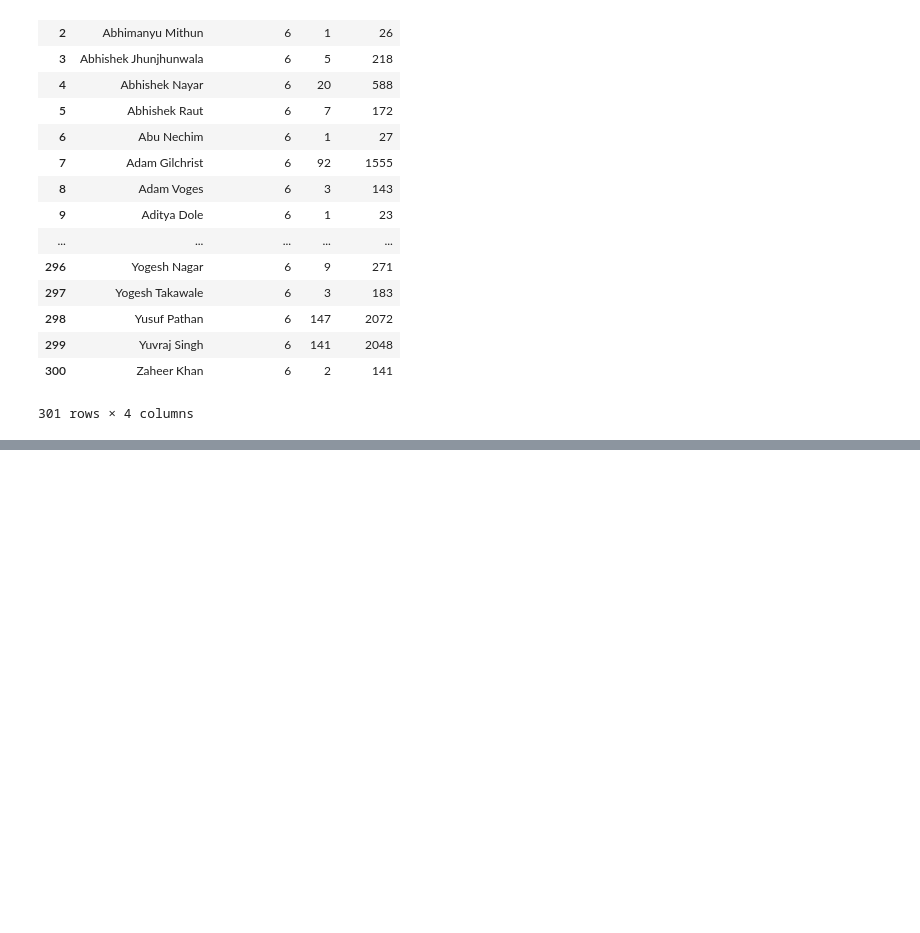
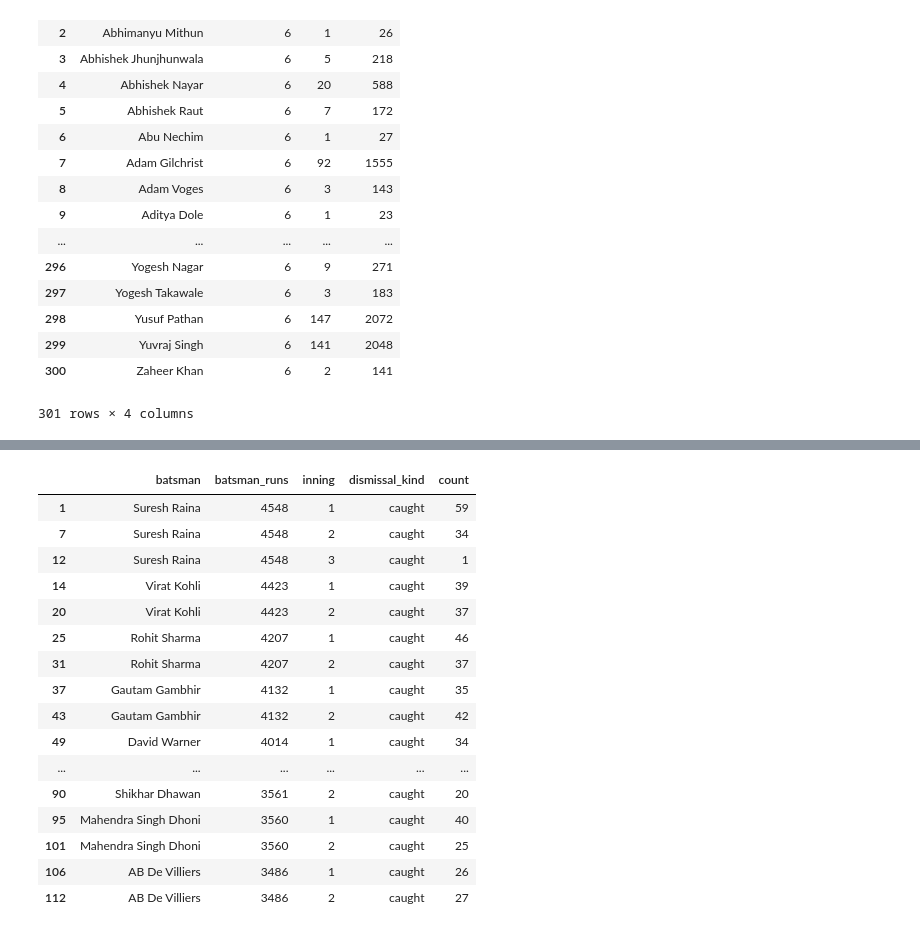
Before and after one commit to venugopalshetty1/datahackIPL, a Jupyter notebook: Untitled1 (3).ipynb, the cells around one changed output, grey strips where cells are left out. Cells and saved outputs as stored; diff of their text form; code cells hidden in the pictures; blank space fills up the shorter version.

```diff
--- a/Untitled1 (3).ipynb
+++ b/Untitled1 (3).ipynb
@@ -1092,0 +1452,12 @@ plotly.offline.iplot({
+# %%
+##### Players dismissed most of the times.
+
+
+player_dismissals=(ball_by_ball[~ball_by_ball['dismissal_kind'].isnull()][['inning','player_dismissed','dismissal_kind']]).groupby(['inning','player_dismissed','dismissal_kind'],as_index=False)['dismissal_kind'].agg({'count':'count'})
+# %%
+#### lets see only for the top 10 batsmans.
+#### top 10 batsmans are top scorers till 2017.
+
+top10_batsmans=(((ball_by_ball[['batsman','batsman_runs']]).groupby(['batsman'],as_index=False)['batsman_runs'].sum()).sort_values('batsman_runs',ascending=0)).head(10)
+# %%
+top_10_batsman_dismissal=top10_batsmans.merge(player_dismissals, left_on='batsman', right_on='player_dismissed')
@@ -1092,0 +1466,22 @@ plotly.offline.iplot({
+# %%
+top_10_batsman_dismissal=top_10_batsman_dismissal.sort_values(['batsman_runs','inning','count'],ascending=[False,True,False])
+# %%
+top_10_batsman_dismissal.drop_duplicates(subset=['batsman','batsman_runs','inning'],keep='first')
+# %% [output]
+|  | batsman | batsman_runs | inning | dismissal_kind | count |
+| 1 | Suresh Raina | 4548 | 1 | caught | 59 |
+| 7 | Suresh Raina | 4548 | 2 | caught | 34 |
+| 12 | Suresh Raina | 4548 | 3 | caught | 1 |
+| 14 | Virat Kohli | 4423 | 1 | caught | 39 |
+| 20 | Virat Kohli | 4423 | 2 | caught | 37 |
+| 25 | Rohit Sharma | 4207 | 1 | caught | 46 |
+| 31 | Rohit Sharma | 4207 | 2 | caught | 37 |
+| 37 | Gautam Gambhir | 4132 | 1 | caught | 35 |
+| 43 | Gautam Gambhir | 4132 | 2 | caught | 42 |
+| 49 | David Warner | 4014 | 1 | caught | 34 |
+| ... | ... | ... | ... | ... | ... |
+| 90 | Shikhar Dhawan | 3561 | 2 | caught | 20 |
+| 95 | Mahendra Singh Dhoni | 3560 | 1 | caught | 40 |
+| 101 | Mahendra Singh Dhoni | 3560 | 2 | caught | 25 |
+| 106 | AB De Villiers | 3486 | 1 | caught | 26 |
+| 112 | AB De Villiers | 3486 | 2 | caught | 27 |
```
Also changed, not shown: parts of 60 cells of this notebook.
